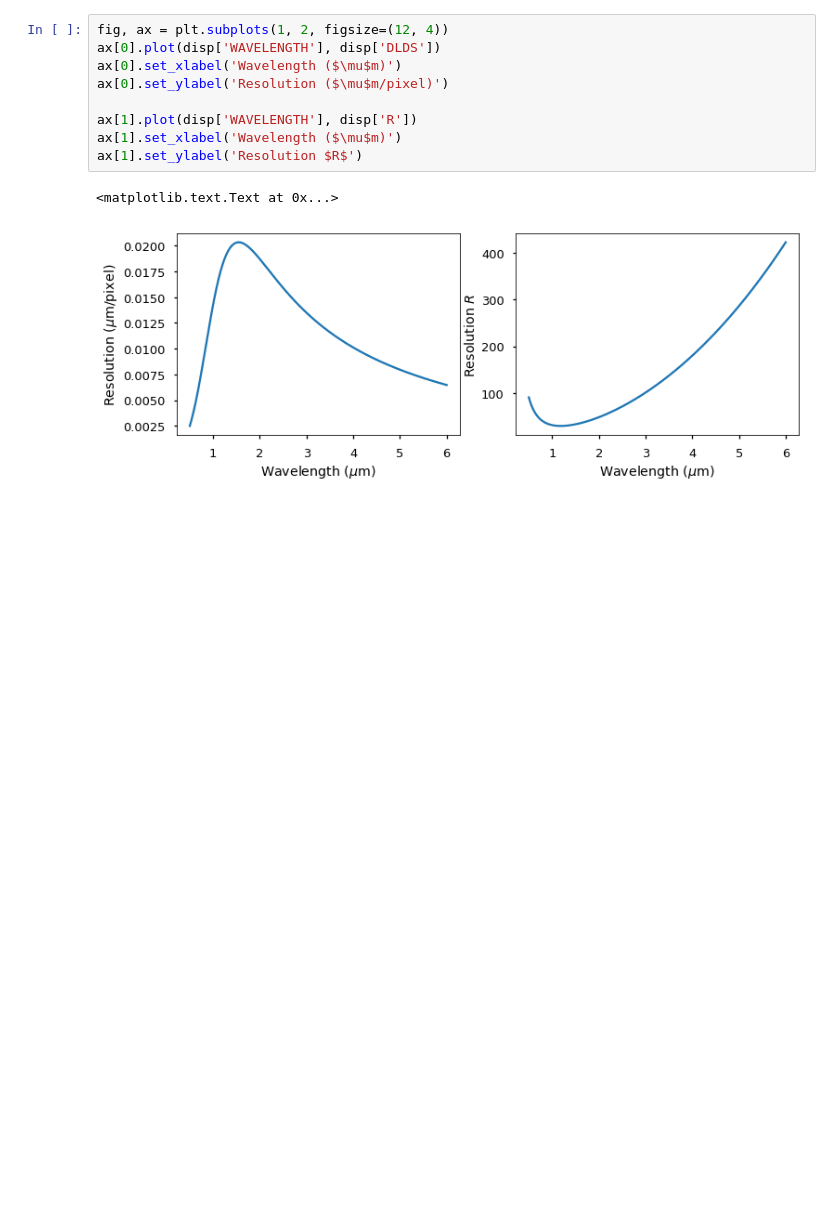
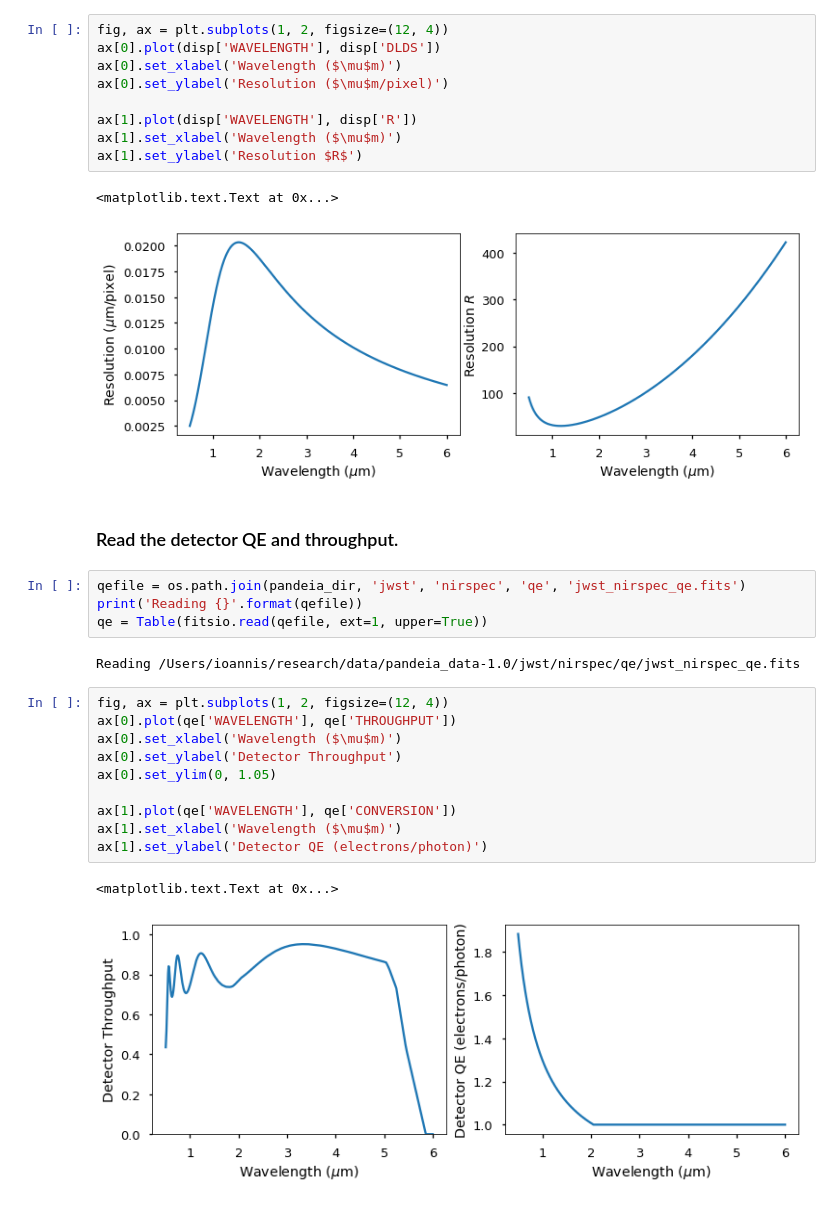
Before and after one commit to moustakas/jwstclusters, a Jupyter notebook: nb/resolution-throughput-and-noise.ipynb, the cells around one changed output. Drawn from its saved outputs; the diff is of its cells as text; blank space fills up the shorter version.

```diff
--- a/nb/resolution-throughput-and-noise.ipynb
+++ b/nb/resolution-throughput-and-noise.ipynb
@@ -38,4 +37,25 @@ ax[1].set_ylabel('Resolution $R$')
 # %% [output]
 <matplotlib.text.Text at 0x...>
 [figure]
+# %% [markdown]
+### Read the detector QE and throughput.
+# %%
+qefile = os.path.join(pandeia_dir, 'jwst', 'nirspec', 'qe', 'jwst_nirspec_qe.fits')
+print('Reading {}'.format(qefile))
+qe = Table(fitsio.read(qefile, ext=1, upper=True))
+# %% [output]
+Reading /Users/ioannis/research/data/pandeia_data-1.0/jwst/nirspec/qe/jwst_nirspec_qe.fits
+# %%
+fig, ax = plt.subplots(1, 2, figsize=(12, 4))
+ax[0].plot(qe['WAVELENGTH'], qe['THROUGHPUT'])
+ax[0].set_xlabel('Wavelength ($\mu$m)')
+ax[0].set_ylabel('Detector Throughput')
+ax[0].set_ylim(0, 1.05)
+
+ax[1].plot(qe['WAVELENGTH'], qe['CONVERSION'])
+ax[1].set_xlabel('Wavelength ($\mu$m)')
+ax[1].set_ylabel('Detector QE (electrons/photon)')
+# %% [output]
+<matplotlib.text.Text at 0x...>
+[figure, added]
 # %% [markdown]
```
Also changed, not shown: parts of 6 cells of this notebook.
